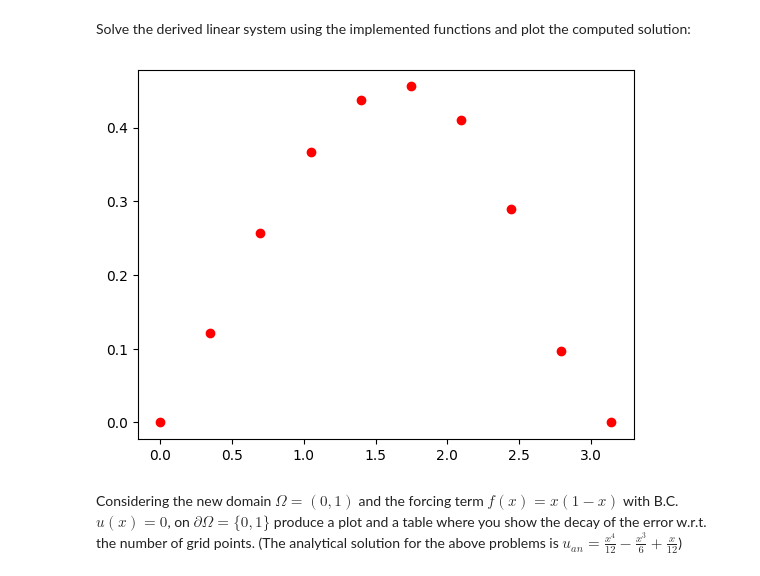
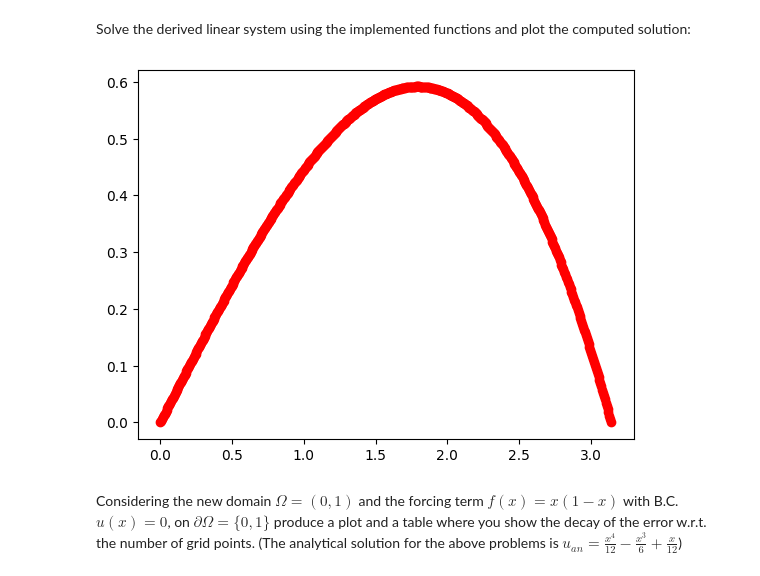
Before and after one commit to GiacomoDiFa/Progetto-MN, a Jupyter notebook: progetto_MN_Di_Fabrizio_Montanari.ipynb, the cells around one changed output. Drawn from its saved outputs; the diff is of its cells as text; code cells hidden in the pictures.

```diff
--- a/progetto_MN_Di_Fabrizio_Montanari.ipynb
+++ b/progetto_MN_Di_Fabrizio_Montanari.ipynb
@@ -180,17 +181,17 @@ Solve the derived linear system using the implemented functions and plot the com
 # %%
 omega = [0, np.pi]
 f = lambda x : np.sin(x)
-n = 10
+n = 500
 bc = [0, 0]
 A, b = finDif(omega, f, n, bc)
 x = np.linspace(0, np.pi, n)
 L, U = LU(A)
 w = L_solve(L, b)
 u = U_solve(U, w)
 
 _ = plt.plot(x, u, 'ro')
 # %% [output]
-[figure, old version]
+[figure, new version]
 # %% [markdown]
 Considering the new domain $\Omega = (0,1)$ and the forcing term $f(x) = x(1-x)$ with B.C. $u(x) = 0$, on $\partial \Omega = \{0,1\}$ produce a plot and a table where you show the decay of the error w.r.t. the number of grid points.
 (The analytical solution for the above problems is $u_{an} = \frac{x^4}{12} - \frac{x^3}{6} + \frac{x}{12}$)
```
Also changed, not shown: parts of 15 cells of this notebook.
